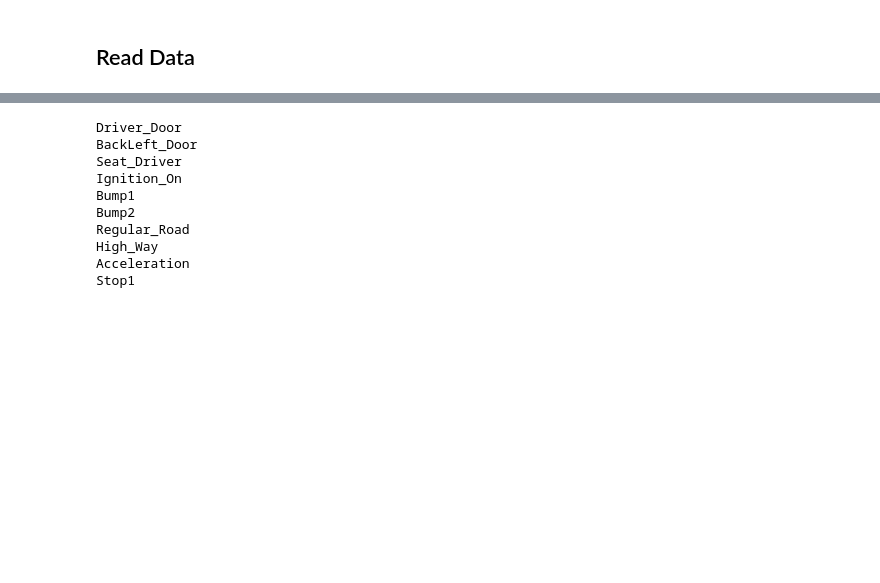
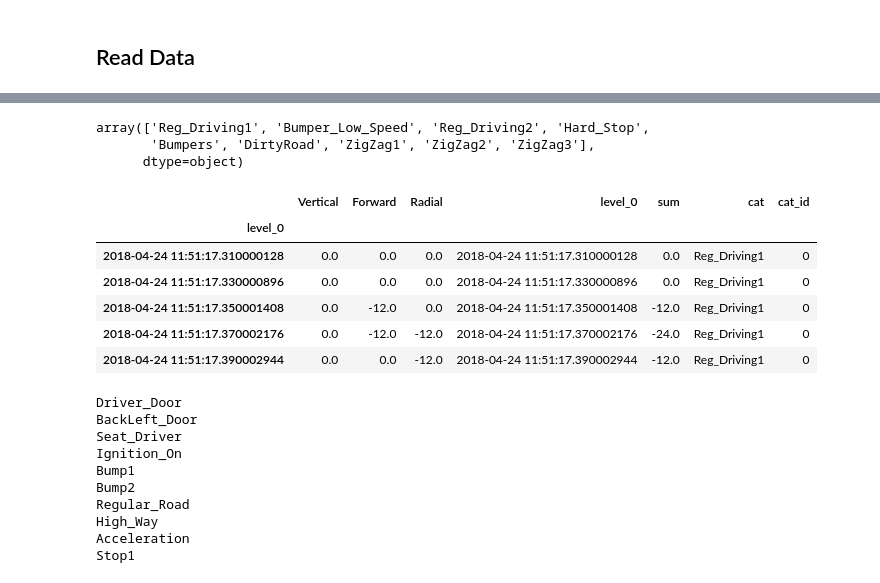
Before and after one commit to lirazch/RoadTrackACC, a Jupyter notebook: mainRoadTrackNotebook.ipynb, the cells around one changed output, grey strips where cells are left out. Drawn from its saved outputs; the diff is of its cells as text; code cells hidden in the pictures; blank space fills up the shorter version.

```diff
--- a/mainRoadTrackNotebook.ipynb
+++ b/mainRoadTrackNotebook.ipynb
@@ -23,0 +123,22 @@ excel=pd.ExcelFile(f[0])
+# %%
+# make 1 dataframe
+research_df=pd.DataFrame()
+for id in df_dict.keys():
+
+    research_df=research_df.append(df_dict[id])
+# %%
+research_df.cat.unique()
+# %% [output]
+array(['Reg_Driving1', 'Bumper_Low_Speed', 'Reg_Driving2', 'Hard_Stop',
+       'Bumpers', 'DirtyRoad', 'ZigZag1', 'ZigZag2', 'ZigZag3'],
+      dtype=object)
+# %%
+research_df.head()
+# %% [output]
+|  | Vertical | Forward | Radial | level_0 | sum | cat | cat_id |
+| level_0 |  |  |  |  |  |  |  |
+| 2018-04-24 11:51:17.310000128 | 0.0 | 0.0 | 0.0 | 2018-04-24 11:51:17.310000128 | 0.0 | Reg_Driving1 | 0 |
+| 2018-04-24 11:51:17.330000896 | 0.0 | 0.0 | 0.0 | 2018-04-24 11:51:17.330000896 | 0.0 | Reg_Driving1 | 0 |
+| 2018-04-24 11:51:17.350001408 | 0.0 | -12.0 | 0.0 | 2018-04-24 11:51:17.350001408 | -12.0 | Reg_Driving1 | 0 |
+| 2018-04-24 11:51:17.370002176 | 0.0 | -12.0 | -12.0 | 2018-04-24 11:51:17.370002176 | -24.0 | Reg_Driving1 | 0 |
+| 2018-04-24 11:51:17.390002944 | 0.0 | 0.0 | -12.0 | 2018-04-24 11:51:17.390002944 | -12.0 | Reg_Driving1 | 0 |
```
Also changed, not shown: parts of 57 cells of this notebook, 1 other file.
